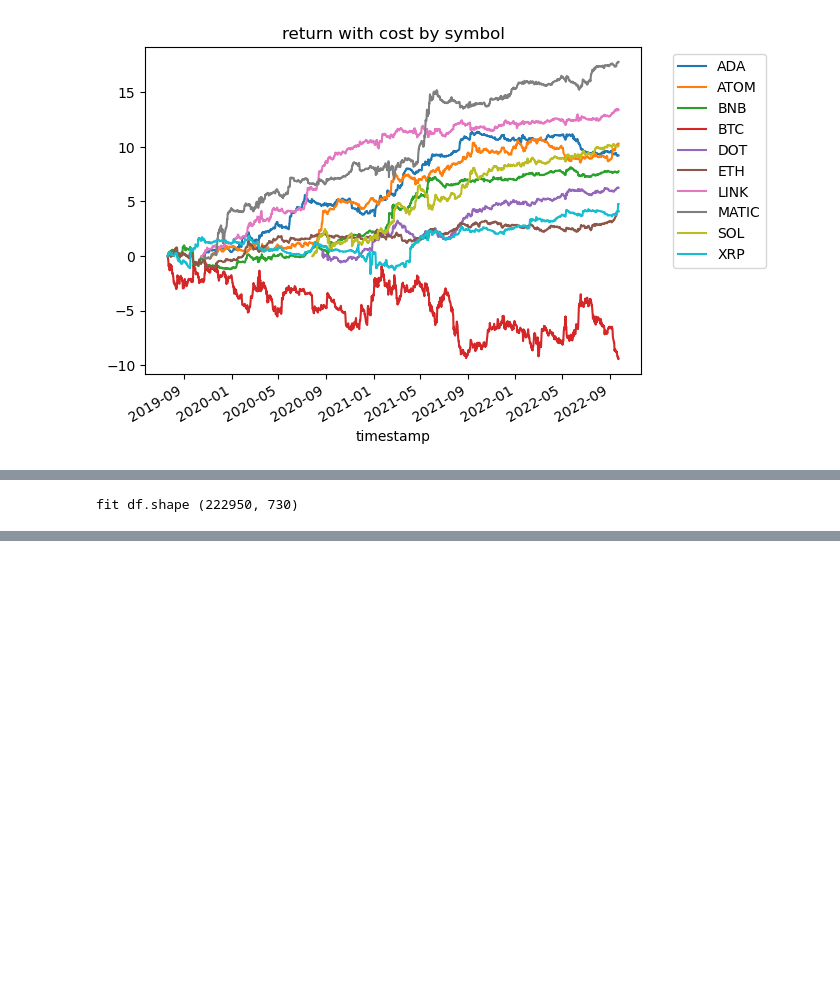
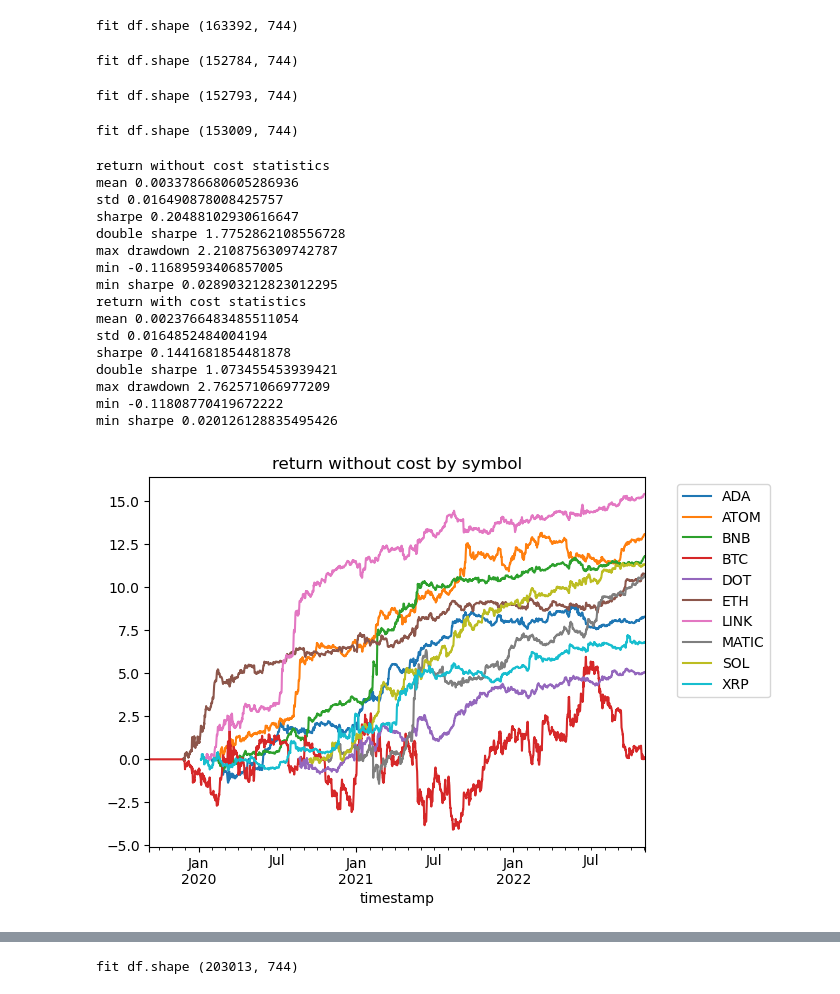
Before and after one commit to richmanbtc/alphapool-model, a Jupyter notebook: notebooks/20220929_btc_beta_one.ipynb, the cells around one changed output, grey strips where cells are left out. Drawn from its saved outputs; the diff is of its cells as text; code cells hidden in the pictures; blank space fills up the shorter version.

```diff
--- a/notebooks/20220929_btc_beta_one.ipynb
+++ b/notebooks/20220929_btc_beta_one.ipynb
@@ -58,0 +43,31 @@ display(df)
+# %%
+symbols = os.getenv('ALPHAPOOL_SYMBOLS').split(',') # 売買代金が多く、古いもの
+
+provider_configs = [
+    {
+        'provider': 'bigquery',
+        'options': {
+            'table': 'binance_ohlcv',
+            'symbols': ['{}USDT'.format(x) for x in symbols],
+        }
+    },
+]
+
+dfs = DataFetcher(memory=get_joblib_memory()).fetch(
+    provider_configs=provider_configs,
+    min_timestamp=None,
+)
+
+for df in dfs:
+    display(df)
+
+def merge_data(dfs):
+    df = dfs[0]
+    df['symbol'] = df['symbol'].str.replace('USDT', '')
+    df = df.set_index(['timestamp', 'symbol']).sort_index()
+    return df
+
+df = merge_data(dfs)
+df = df.dropna()
+df.to_pickle('/tmp/df_binance_ohlcv.pkl')
+display(df)
@@ -511,9 +554,10 @@ class ExampleModelRank:
         #     ('model', self._model)
         # ])
 
-
-        self.max_data_sec = 2 * 30 * 24 * 60 * 60 # for predict script
-        self.price_type = None
+         # for predict script
+        self.max_data_sec = 2 * 30 * 24 * 60 * 60
+        self.provider_configs = provider_configs
+        self.merge_data = merge_data
 
     def fit(self, df):
         df = self._calc_features(df)
@@ -592,7 +636,10 @@ class ExampleModelRank:
 
         return df
 # %%
-df = pd.read_pickle('/tmp/df_price_type_none.pkl')
+df = pd.read_pickle('/tmp/df_binance_ohlcv.pkl')
+df = df.loc[df.index.get_level_values('timestamp') < pd.to_datetime('2022-11-13 00:00:00Z')]
+df['ret'] = df.groupby('symbol')['twap_5m'].transform(lambda x: x.shift(-25) / x.shift(-1) - 1).fillna(0)
+df['execution_start_at'] = df.index.get_level_values('timestamp')
 
 btc_timestamps = df.loc[df.index.get_level_values('symbol') == 'BTC'].index.get_level_values('timestamp')
 df = df.loc[df.index.get_level_values('timestamp').isin(btc_timestamps)]
@@ -628 +661,21 @@ max drawdown 0.27639922107856435
+fit df.shape (163392, 744)
+fit df.shape (152784, 744)
+fit df.shape (152793, 744)
+fit df.shape (153009, 744)
+return without cost statistics
+mean 0.0033786680605286936
+std 0.016490878008425757
+sharpe 0.20488102930616647
+double sharpe 1.7752862108556728
+max drawdown 2.2108756309742787
+min -0.11689593406857005
+min sharpe 0.028903212823012295
+return with cost statistics
+mean 0.0023766483485511054
+std 0.0164852484004194
+sharpe 0.1441681854481878
+double sharpe 1.073455453939421
+max drawdown 2.762571066977209
+min -0.11808770419672222
+min sharpe 0.020126128835495426
-[figure, old version]
+[figure, new version]
@@ -631 +683,0 @@ max drawdown 0.27639922107856435
-fit df.shape (222950, 730)
@@ -632,3 +686,4 @@ fit df.shape (222950, 730)
+fit df.shape (203013, 744)
 # %%
 # model validation (Just run this cell in the new kernel to make sure you saved it in a portable format.)
 
```
Also changed, not shown: parts of 5 cells of this notebook, 1 other file.
